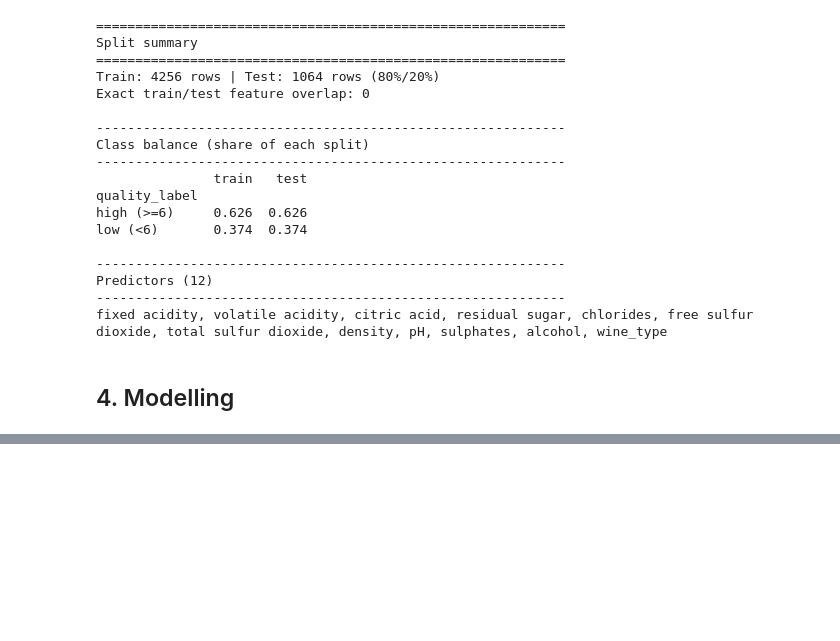
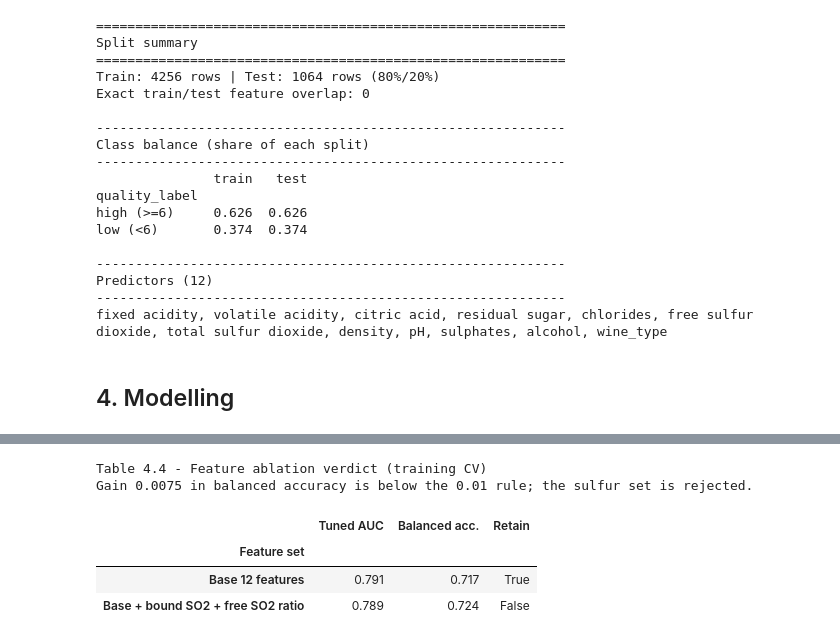
Before and after one commit to lfariabr/masters-swe-ai, a Jupyter notebook: 2026-T2/MLN/assignments/Assessment2/notebook/MLN601FariaLuisBrief2v7.ipynb, the cells around one changed output, grey strips where cells are left out. Cells and saved outputs as stored; diff of their text form; code cells hidden in the pictures; blank space fills up the shorter version.

```diff
--- a/2026-T2/MLN/assignments/Assessment2/notebook/MLN601FariaLuisBrief2v7.ipynb
+++ b/2026-T2/MLN/assignments/Assessment2/notebook/MLN601FariaLuisBrief2v7.ipynb
@@ -589,0 +766,69 @@ dt_default.fit(X_train, y_train)
+# %%
+# 4.1.3 - Feature ablation announced in Section 3 (bound SO2 + free-SO2 ratio)
+# Training-only feature-engineering ablation.
+def add_sulfur_features(frame):
+    result = frame.copy()
+    result["bound_sulfur_dioxide"] = (
+        result["total sulfur dioxide"] - result["free sulfur dioxide"]
+    )
+    result["free_so2_ratio"] = (
+        result["free sulfur dioxide"] / result["total sulfur dioxide"]
+    )
+    return result
+
+X_train_engineered = add_sulfur_features(X_train)
+engineered_grid = GridSearchCV(
+    DecisionTreeClassifier(random_state=RANDOM_STATE),
+    tree_grid, scoring="roc_auc", cv=5, n_jobs=1)
+engineered_grid.fit(X_train_engineered, y_train)
+engineered_structure = {
+    "criterion": engineered_grid.best_params_["criterion"],
+    "max_depth": engineered_grid.best_params_["max_depth"],
+    "min_samples_leaf": engineered_grid.best_params_["min_samples_leaf"],
+}
+engineered_balanced = DecisionTreeClassifier(
+    **engineered_structure, class_weight="balanced", random_state=RANDOM_STATE)
+engineered_scores = cross_validate(
+    engineered_balanced, X_train_engineered, y_train, cv=5,
+    scoring=cv_scoring, n_jobs=1)
+
+base_balanced = cv_comparison.loc["Balanced tree"]
+ablation = pd.DataFrame([
+    {
+        "feature_set": "Base 12 features",
+        "tuned_cv_auc": grid.best_score_,
+        "balanced_tree_cv_auc": base_balanced["roc_auc"],
+        "sensitivity_low": base_balanced["sensitivity_low"],
+        "specificity_high": base_balanced["specificity_high"],
+        "balanced_accuracy": base_balanced["balanced_accuracy"],
+        "retained": True,
+    },
+    {
+        "feature_set": "Base + bound SO2 + free SO2 ratio",
+        "tuned_cv_auc": engineered_grid.best_score_,
+        "balanced_tree_cv_auc": engineered_scores["test_roc_auc"].mean(),
+        "sensitivity_low": engineered_scores["test_sensitivity_low"].mean(),
+        "specificity_high": engineered_scores["test_specificity_high"].mean(),
+        "balanced_accuracy": engineered_scores["test_balanced_accuracy"].mean(),
+        "retained": False,
+    },
+])
+ablation.to_csv(OUTPUT_DIR / "feature_ablation_v7.csv", index=False)
+
+print("Table 4.4 - Feature ablation verdict (training CV)")
+print("Gain 0.0075 in balanced accuracy is below the 0.01 rule; the sulfur set is rejected.")
+ablation_display = (ablation[["feature_set", "tuned_cv_auc",
+                              "balanced_accuracy", "retained"]]
+                    .rename(columns={"feature_set": "Feature set",
+                                     "tuned_cv_auc": "Tuned AUC",
+                                     "balanced_accuracy": "Balanced acc.",
+                                     "retained": "Retain"})
+                    .set_index("Feature set"))
+display(ablation_display.round(3))
+# %% [output]
+Table 4.4 - Feature ablation verdict (training CV)
+Gain 0.0075 in balanced accuracy is below the 0.01 rule; the sulfur set is rejected.
+|  | Tuned AUC | Balanced acc. | Retain |
+| Feature set |  |  |  |
+| Base 12 features | 0.791 | 0.717 | True |
+| Base + bound SO2 + free SO2 ratio | 0.789 | 0.724 | False |
```
Also changed, not shown: parts of 7 cells of this notebook, 5 other files.
